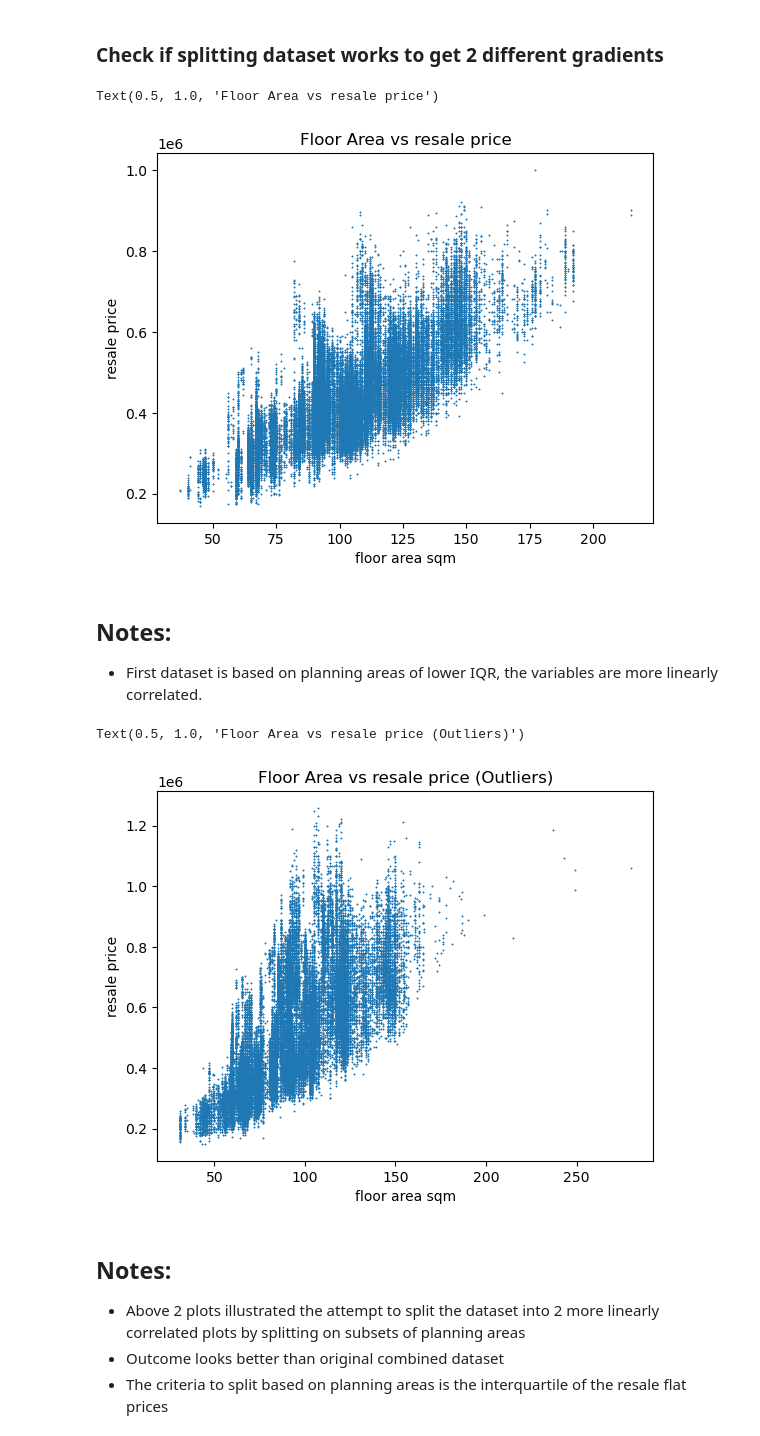
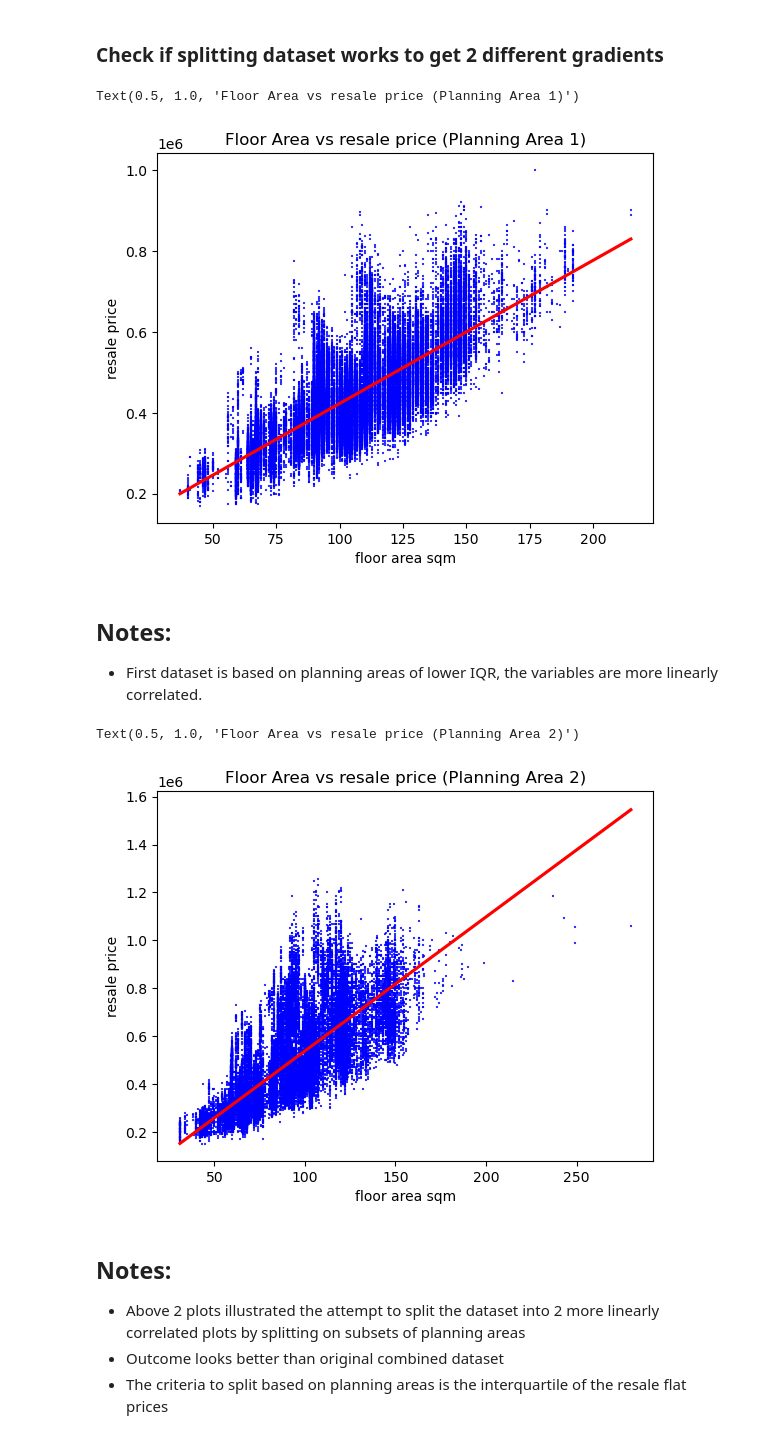
Before and after one commit to chengtng/project_2, a Jupyter notebook: code/hdb_prices.ipynb, the cells around one changed output. Cells and saved outputs as stored; diff of their text form; code cells hidden in the pictures.

```diff
--- a/code/hdb_prices.ipynb
+++ b/code/hdb_prices.ipynb
@@ -352,26 +360,26 @@ DataFrame 2: (59868, 78)
 # %%
 x = df_1['floor_area_sqm']
 y = df_1['resale_price']
-plt.scatter(x,y, marker='*',s=0.1)
+sns.regplot(x=x, y=y,marker="+",color='green',scatter_kws={"color": "blue",'s':2}, line_kws={"color": "red"})
 plt.xlabel('floor area sqm')
 plt.ylabel('resale price')
-plt.title('Floor Area vs resale price')
+plt.title('Floor Area vs resale price (Planning Area 1)')
 # %% [output]
-Text(0.5, 1.0, 'Floor Area vs resale price')
+Text(0.5, 1.0, 'Floor Area vs resale price (Planning Area 1)')
-[figure, old version]
+[figure, new version]
 # %% [markdown]
 ## Notes:
 * First dataset is based on planning areas of lower IQR, the variables are more linearly correlated.
 # %%
 x = df_2['floor_area_sqm']
 y = df_2['resale_price']
-plt.scatter(x,y, marker='*',s=0.1)
+sns.regplot(x=x, y=y,marker="+",color='green',scatter_kws={"color": "blue",'s':2}, line_kws={"color": "red"})
 plt.xlabel('floor area sqm')
 plt.ylabel('resale price')
-plt.title('Floor Area vs resale price (Outliers)')
+plt.title('Floor Area vs resale price (Planning Area 2)')
 # %% [output]
-Text(0.5, 1.0, 'Floor Area vs resale price (Outliers)')
+Text(0.5, 1.0, 'Floor Area vs resale price (Planning Area 2)')
-[figure, old version]
+[figure, new version]
 # %% [markdown]
 ## Notes:
 * Above 2 plots illustrated the attempt to split the dataset into 2 more linearly correlated plots by splitting on subsets of planning areas
```
Also changed, not shown: parts of 10 cells of this notebook, 10 other files.
